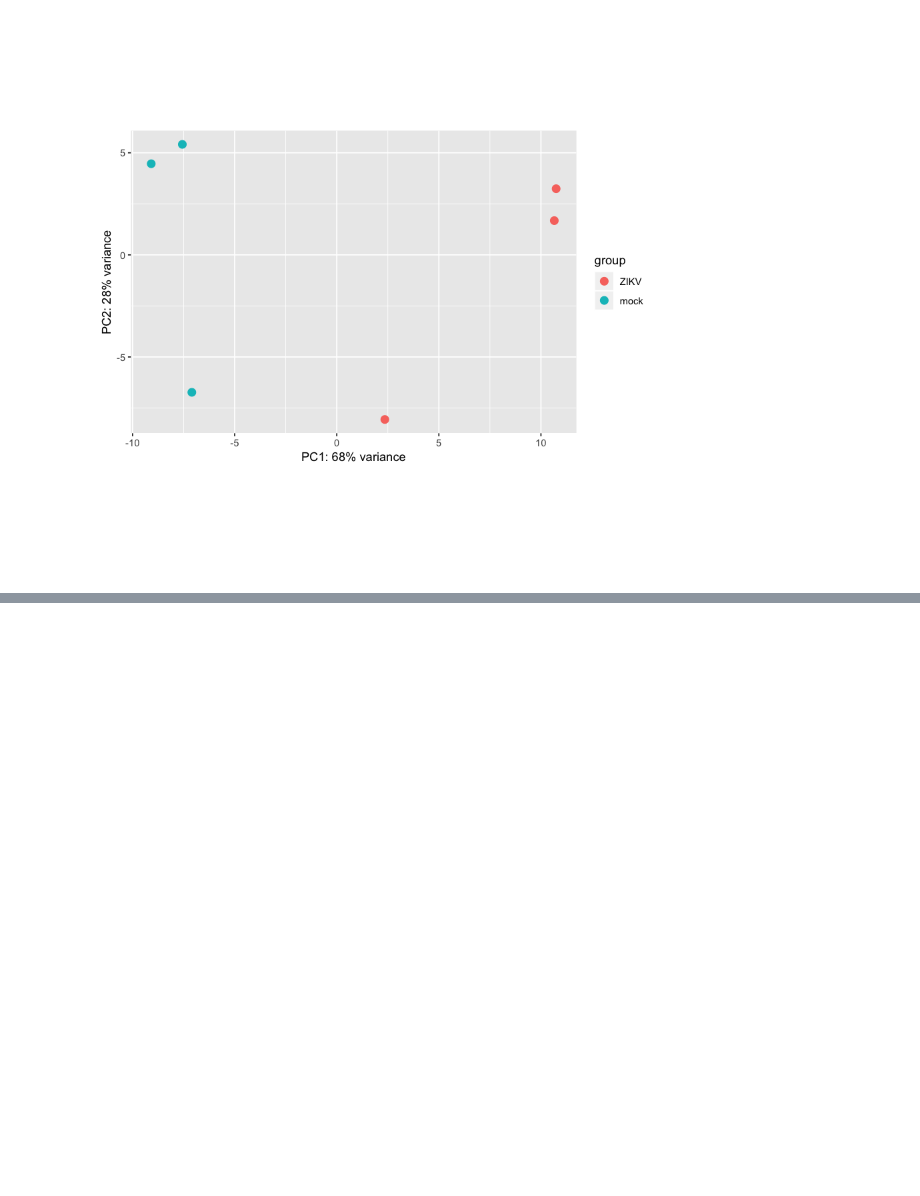
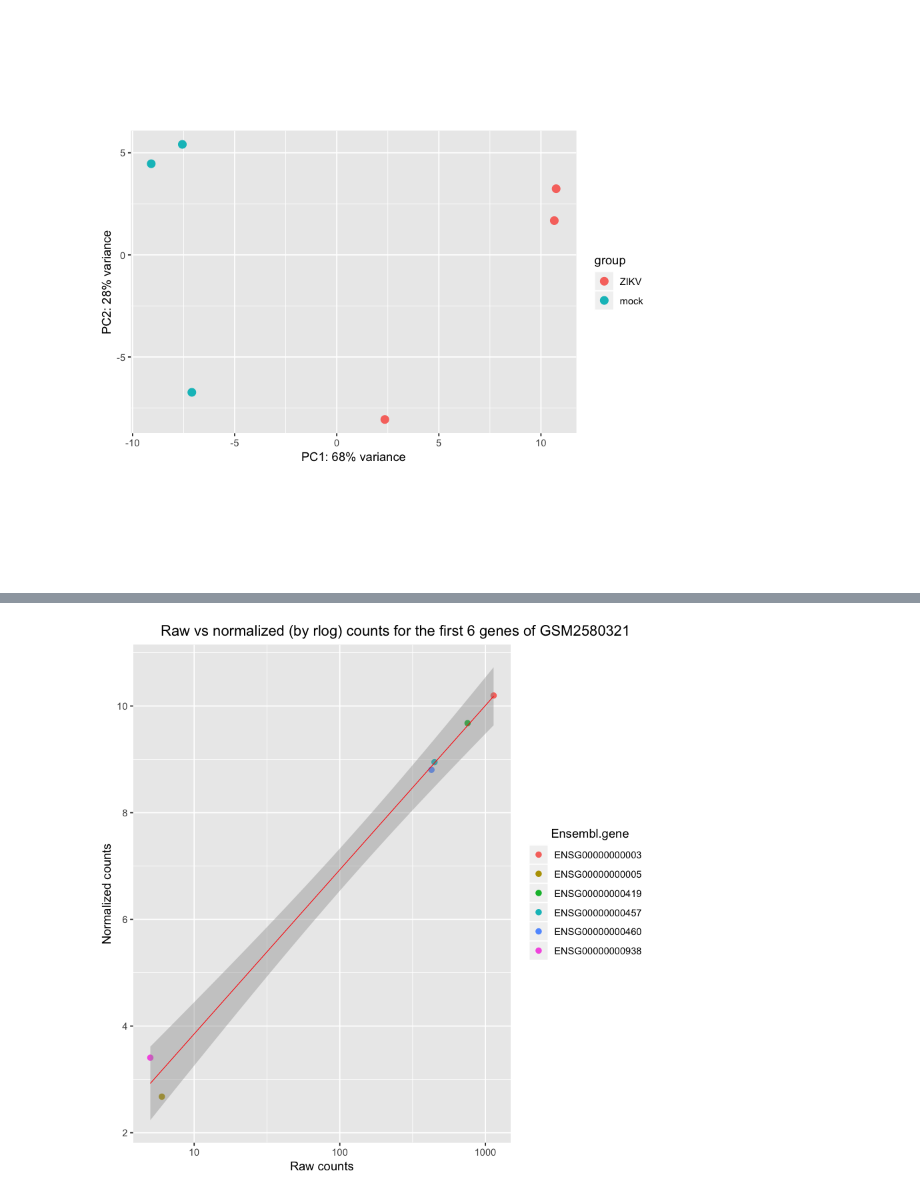
Before and after one commit to ShaunFChen/Applied-Bioinformatics-HW, a Jupyter notebook: Unit2-RNAseq/3.5_DESeq2_expression_analysis.ipynb, the cells around one changed output, grey strips where cells are left out. Drawn from its saved outputs; the diff is of its cells as text; code cells hidden in the pictures; blank space fills up the shorter version.

```diff
--- a/Unit2-RNAseq/3.5_DESeq2_expression_analysis.ipynb
+++ b/Unit2-RNAseq/3.5_DESeq2_expression_analysis.ipynb
@@ -139,0 +138,4 @@ plotPCA(rld, intgroup="group")
+# %%
+rld_temp <- head(assay(rld))
+# rld_temp <- as.data.frame(rld_temp)
+rld_temp
@@ -139,0 +150,5 @@ plotPCA(rld, intgroup="group")
+# %%
+dds1_temp <- head(assay(dds1_deseq))
+# dds1_temp <- as.data.frame(dds1_temp)
+# dds1_temp$index <- row.names(dds1_temp)
+dds1_temp
@@ -139,0 +165,12 @@ plotPCA(rld, intgroup="group")
+# %%
+cbind_rld <- data.frame(Ensembl.gene = rownames(dds1_temp), raw.counts = dds1_temp[,1], normalized.counts = rld_temp[,1])
+ggplot(cbind_rld, aes(x = raw.counts, y = normalized.counts, colour = Ensembl.gene)) +
+  geom_point(size = 2) +
+  scale_x_log10() +
+  geom_smooth(method = "lm", col = "red", size = 0.3) +
+  labs(x = "Raw counts", y = "Normalized counts") +
+  ggtitle("Raw vs normalized (by rlog) counts for the first 6 genes of GSM2580321") +
+  theme(plot.title = element_text(hjust = -0.3),
+    legend.title.align = 0.6)
+# %% [output]
+[figure, added]
```
Also changed, not shown: parts of 20 cells of this notebook, 1 other file.
